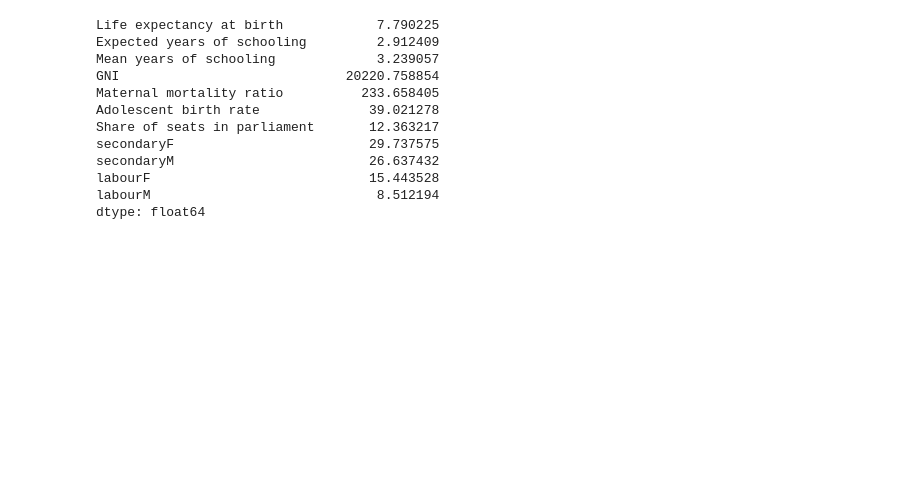
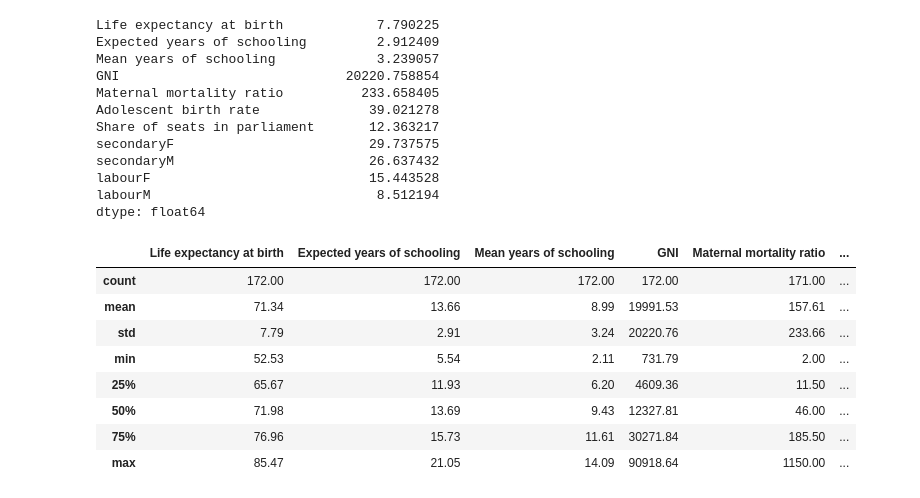
Before and after one commit to XiaoLiang28/Datamanagement, a Jupyter notebook: PS6.ipynb, the cells around one changed output. Cells and saved outputs as stored; diff of their text form; code cells hidden in the pictures; blank space fills up the shorter version.

```diff
--- a/PS6.ipynb
+++ b/PS6.ipynb
@@ -157,3 +175,15 @@ secondaryM                         26.637432
 labourF                            15.443528
 labourM                             8.512194
 dtype: float64
+# %%
+hdiG[variables].describe().round(2)
+# %% [output]
+|  | Life expectancy at birth | Expected years of schooling | Mean years of schooling | GNI | Maternal mortality ratio | ... |
+| count | 172.00 | 172.00 | 172.00 | 172.00 | 171.00 | ... |
+| mean | 71.34 | 13.66 | 8.99 | 19991.53 | 157.61 | ... |
+| std | 7.79 | 2.91 | 3.24 | 20220.76 | 233.66 | ... |
+| min | 52.53 | 5.54 | 2.11 | 731.79 | 2.00 | ... |
+| 25% | 65.67 | 11.93 | 6.20 | 4609.36 | 11.50 | ... |
+| 50% | 71.98 | 13.69 | 9.43 | 12327.81 | 46.00 | ... |
+| 75% | 76.96 | 15.73 | 11.61 | 30271.84 | 185.50 | ... |
+| max | 85.47 | 21.05 | 14.09 | 90918.64 | 1150.00 | ... |
```
Also changed, not shown: parts of 21 cells of this notebook.
